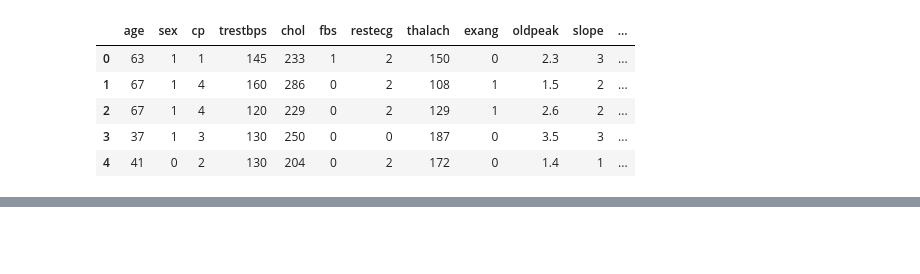
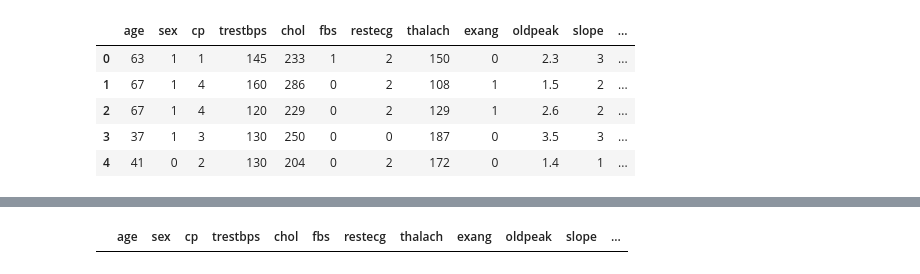
Before and after one commit to Simian12/Project_4, a Jupyter notebook: Heart data.ipynb, the cells around one changed output, grey strips where cells are left out. Saved outputs shown, nothing was run; the diff lists cells and outputs as text; code cells hidden in the pictures; blank space fills up the shorter version.

```diff
--- a/Heart data.ipynb
+++ b/Heart data.ipynb
@@ -92,0 +193,4 @@ data.to_csv(csv_file_path, index=False)
+# %%
+# Drop the two problematic columns
+heart_data.drop(columns=['ca','thal'], inplace=True)
+heart_data.shape
@@ -92,0 +199,5 @@ data.to_csv(csv_file_path, index=False)
+# %%
+# Replace the ?'s to clean the dataset
+heart_data = heart_data.replace({'?': None})
+heart_data = heart_data.dropna()
+heart_data.shape
@@ -92,0 +232,4 @@ data.to_csv(csv_file_path, index=False)
+# %%
+# Convert all cells in column to integer
+heart_data['slope'] = heart_data['slope'].astype(int)
+heart_data['slope'].unique()
@@ -92,0 +269,5 @@ data.to_csv(csv_file_path, index=False)
+# %%
+# Convert datatypes of object columns
+heart_data[['trestbps','chol','fbs','restecg','thalach','exang']] = heart_data[['trestbps','chol','fbs','restecg','thalach','exang']].astype(int)
+heart_data['oldpeak'] = heart_data['oldpeak'].astype(float)
+heart_data.dtypes
@@ -92,0 +313,10 @@ data.to_csv(csv_file_path, index=False)
+# %%
+# Resting bloodpressure and cholesterol should not be 0
+# Remove these and confirm the change
+
+heart_data = heart_data.drop(heart_data[heart_data['trestbps'] == 0].index)
+heart_data = heart_data.drop(heart_data[heart_data['chol'] == 0].index)
+heart_data.reset_index(drop=True, inplace=True)
+heart_data[heart_data['chol'] == 0]
+# %% [output]
+|  | age | sex | cp | trestbps | chol | fbs | restecg | thalach | exang | oldpeak | slope | ... |
```
Also changed, not shown: parts of 38 cells of this notebook, 7 other files.
